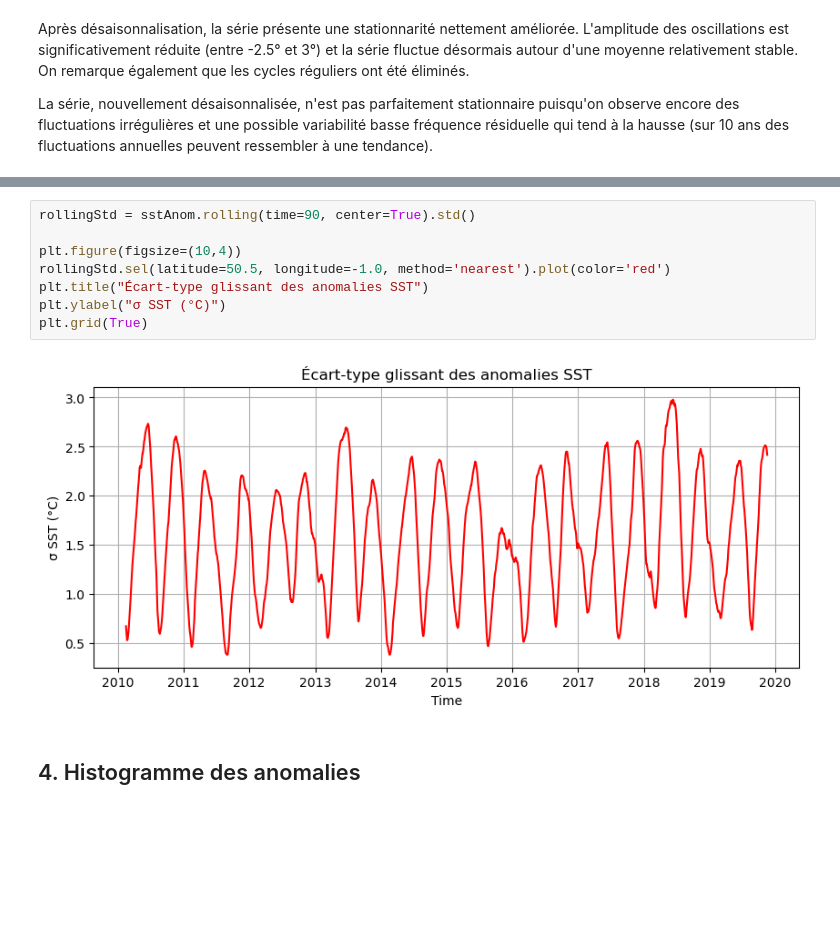
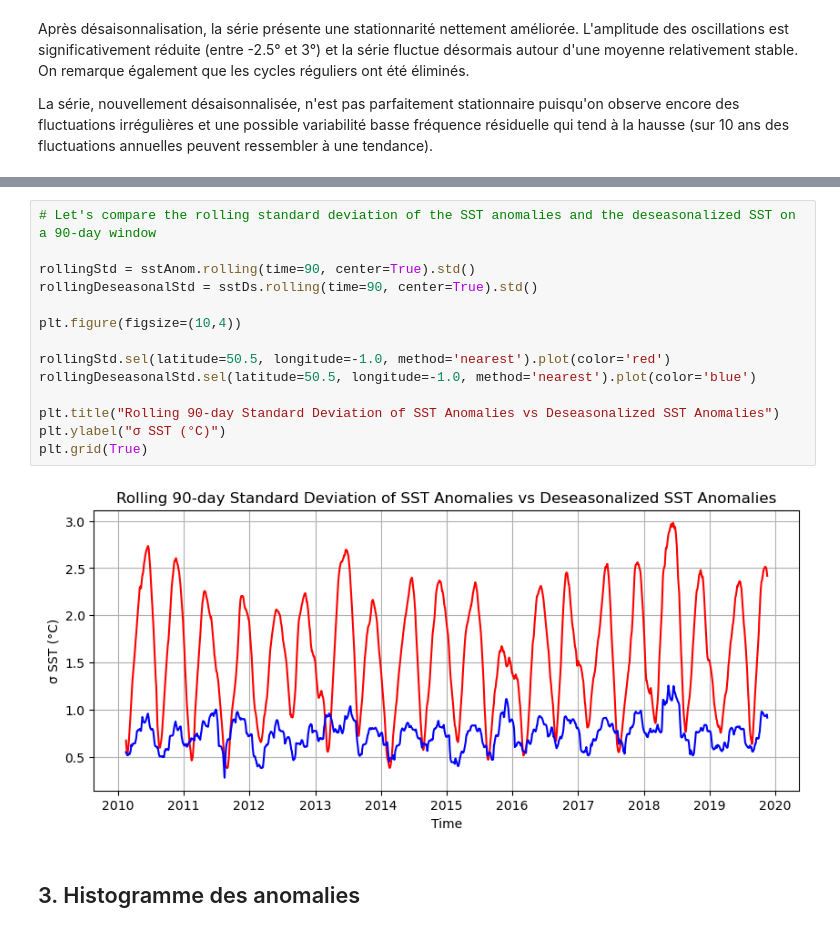
Before and after one commit to mkkuu/EnglishChannelSSTSciML, a Jupyter notebook: notebooks/dataPreparation/04diagnosingStationarityAbnormalities.ipynb, the cells around one changed output, grey strips where cells are left out. Drawn from its saved outputs; the diff is of its cells as text; blank space fills up the shorter version.

```diff
--- a/notebooks/dataPreparation/04diagnosingStationarityAbnormalities.ipynb
+++ b/notebooks/dataPreparation/04diagnosingStationarityAbnormalities.ipynb
@@ -139,12 +171,18 @@ Text(0, 0.5, '$\\mu$, rolling meaned SST Anomaly (°C)')
 # %%
+# Let's compare the rolling standard deviation of the SST anomalies and the deseasonalized SST on a 90-day window
+
 rollingStd = sstAnom.rolling(time=90, center=True).std()
+rollingDeseasonalStd = sstDs.rolling(time=90, center=True).std()
 
 plt.figure(figsize=(10,4))
+
 rollingStd.sel(latitude=50.5, longitude=-1.0, method='nearest').plot(color='red')
-plt.title("Écart-type glissant des anomalies SST")
+rollingDeseasonalStd.sel(latitude=50.5, longitude=-1.0, method='nearest').plot(color='blue')
+
+plt.title("Rolling 90-day Standard Deviation of SST Anomalies vs Deseasonalized SST Anomalies")
 plt.ylabel("σ SST (°C)")
 plt.grid(True)
 # %% [output]
-[figure, old version]
+[figure, new version]
 # %% [markdown]
-## 4. Histogramme des anomalies
+## 3. Histogramme des anomalies
```
Also changed, not shown: parts of 12 cells of this notebook.
